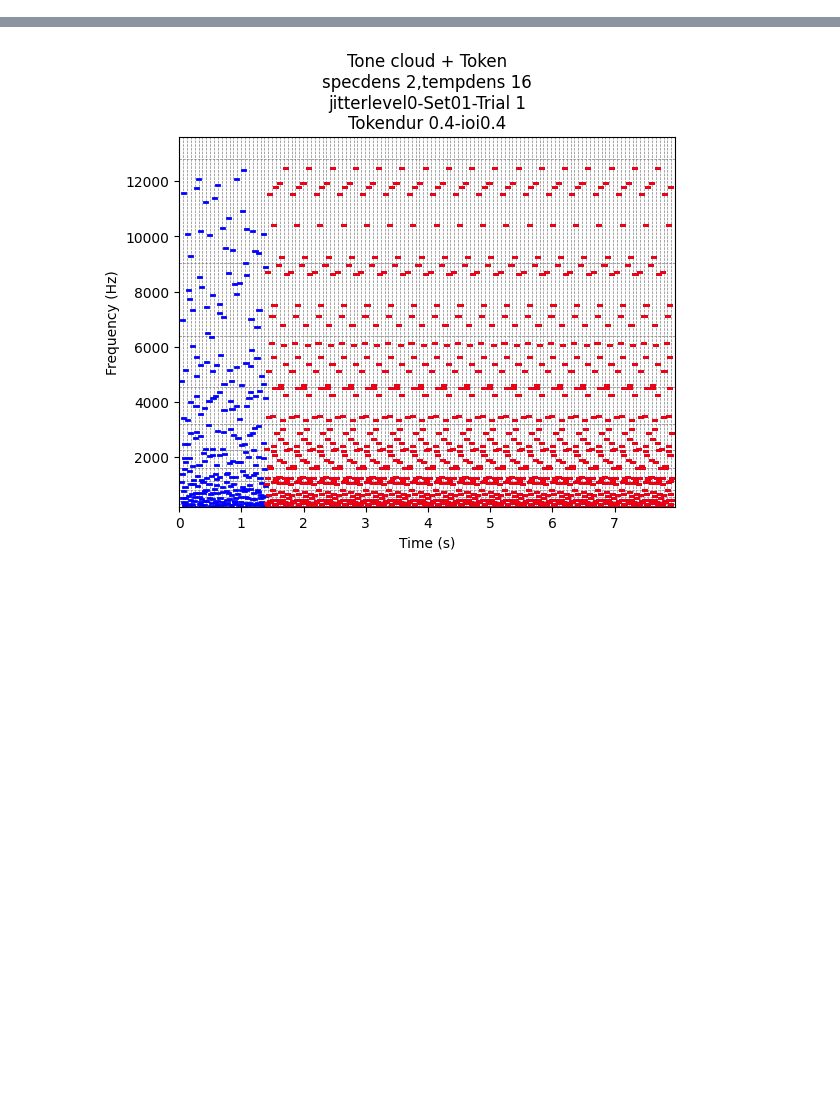
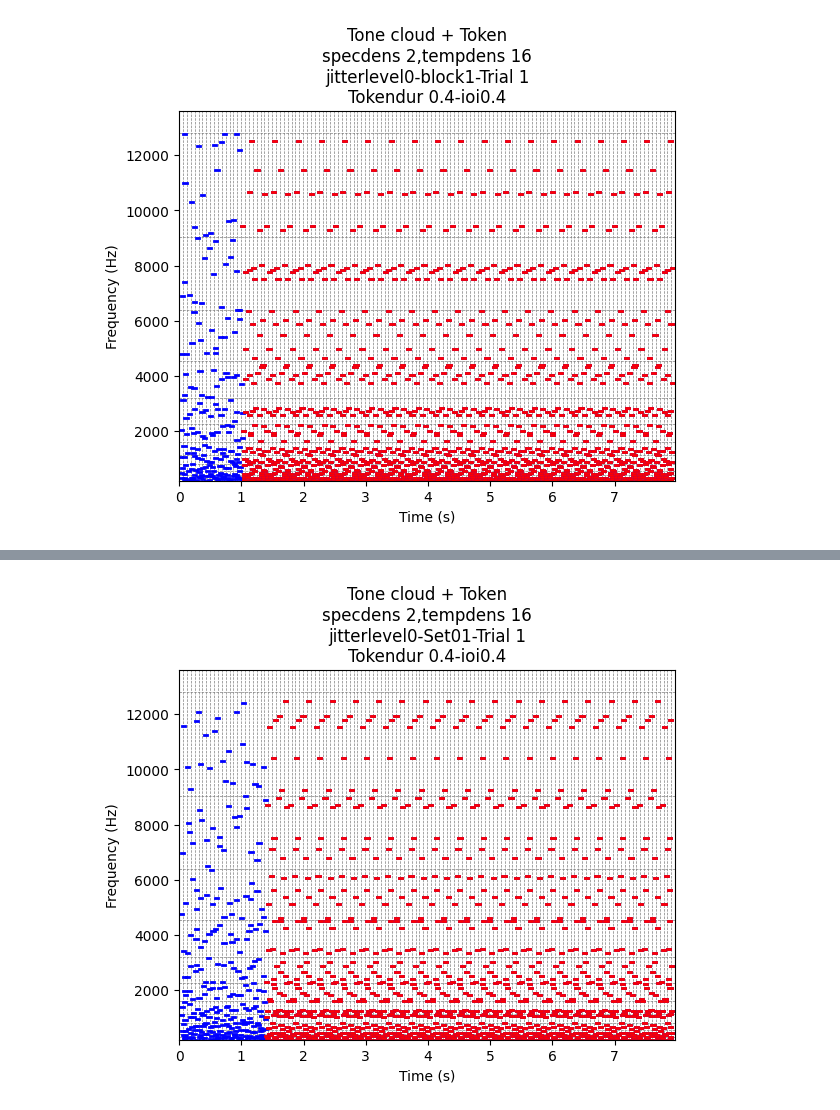
Before and after one commit to BereNoriega/tone-clouds, a Jupyter notebook: tesis-toneclouds.ipynb, the cells around one changed output, grey strips where cells are left out. Saved outputs shown, nothing was run; the diff lists cells and outputs as text; code cells hidden in the pictures; blank space fills up the shorter version.

```diff
--- a/tesis-toneclouds.ipynb
+++ b/tesis-toneclouds.ipynb
@@ -194,7 +195,7 @@ def f5b_finaljittermats(jitter, startids,tokenstarttime,token_latencymat, token_
 
     return (token_latencymat, token_freqmat, binarbasefreqmat, binarbaselatencymat)
 # %%
-def f6_soundmat(timegrid, freq_list, token_latencymat, token_freqmat, env, totaltime, fs, sd, td, binarbaselatencymat, tonedur, ns, nt):
+def f6_soundmat(timegrid, freq_list, token_latencymat, token_freqmat, env, totaltime, fs, sd, td, binarbaselatencymat, tonedur, nb, nt):
     tokensoundmat=np.zeros(int(totaltime*fs))
 
     for t in range(len(timegrid) - 2):
@@ -300,14 +303,16 @@ def f8_savingfile(tokensoundmat, trial, setnum, expnum, setspath, sd, td, tokend
 
     return filename
 # %%
-def f8_savingfilej(jitter, tokensoundmat, trial, setnum, setspath, sd, td, tokendur, totaltime):
+def f8_savingfilej(jitter, tokensoundmat, trial, blocknum, stimulipath, sd, td, tokendur, totaltime, stim_code, fs):
     #Creating and saving wav file
+    existing_files = glob.glob(os.path.join(stimulipath, "*.wav"))
+    index = len(existing_files) + 1
 
-    filename= f"j{jitter}_set{setnum}_trial{trial}_specd-{sd}_tempd-{td}_tokendur-{tokendur}_ioi-{tempi[0]}_{totaltime}-sec.wav"
-    path_filename = os.path.join(setspath, filename)
+    filename= f"jitter_experiment_index{index}_unitdur_{tokendur}_percentage_{jitter}_stimcode_{stim_code}.wav"
+    path_filename = os.path.join(stimulipath, filename)
 
     tokensoundmat = tokensoundmat/max(abs(tokensoundmat))
     sf.write(path_filename, tokensoundmat, fs)
 
-    return filename
+    return filename, index
 # %%
@@ -399 +429,87 @@ def f9_savinginfoj(jitter, filename, nt, trialseed, tokenstarttime, token_freqma
     return alltrials_info
+# %%
+#acomodo por bloques
+
+jitter_levels=[0,1,2,3]
+
+Nconditionsperblock=len(jitter_levels) #how many conditions I will be working with
+totaltrialspercond=10  #define how many trials I want per each condition for all the experiment
+Nblocks=4 #define the number of blocks I want my trials to divide by
+
+totaltrialspercondperblock=int(totaltrialspercond/Nblocks) #how many trials of each condition I will have in each block
+totaltrialsperblock=totaltrialspercond*Nconditionsperblock #how many trials I will have in each block with all the conditions included
+totalexperimenttrials= totaltrialsperblock*Nblocks #how many trials I will have in total
+
+Ntrials=totaltrialspercondperblock
+
+
+#Define directories
+
+main_dir= f"C:/Users/Laptop Elitebook/Documents/NEUROCIENCIAS/practicas-tesis/Audios-tesis/jitter_task_repo-main"
+stimuli_dir= main_dir + f"/stimuli/"
+data_dir= main_dir + f"/data/"
+tables_dir= main_dir + f"/tables/"
+
+os.makedirs(stimuli_dir, exist_ok=True)
+os.makedirs(data_dir, exist_ok=True)
+os.makedirs(tables_dir, exist_ok=True)
+
+
+def tesis_stimulusset(Ntrials,Nblocks, sd, td, jitter_levels):
+
+    #generating and defining the basic stuff
+    tokendur_ingrid, tempi_ingrid, totaltime, freq_list, timegrid= timegrid_freqlist(td, sd, tokendur, tempi, ntokenreps, maxtokenstart, minf, maxf, noct)
+
+
+    #Looping trough the desired number of subjects and number of trials.
+    for nb in range(1, Nblocks + 1):
+        alltrials_info = {}
+        alltrials_csv= []
+
+        for jitter in jitter_levels:
+            blocknum= nb
+            blocksfolder= f"jitter_experiment_block{blocknum}"
+            stimulipath = os.path.join(stimuli_dir, blocksfolder)
+            os.makedirs(stimulipath, exist_ok=True)
+
+            for nt in range(1, Ntrials + 1):
+
+                stim_code= f"{nb}{jitter}{nt}"
+
+                trialseed=np.random.randint(0, 1e6)
+                np.random.seed(trialseed)
+
+                #call function to create background token cloud given the freq_list and timegrid
+                latencymat, freqmat= f1_backgndmat(freq_list, timegrid, sd, td)
+
+                tokenstarttime= f2_tokenstarttime(Ntrials,tokenstartrange,nt)
+
+                #call function to create tokenstarttime,token_latencymat, token_freqmat given a latencymat,freqmat and tokendur_ingrid
+                token_latencymat, token_freqmat, start_idx, freqtoken, latencytoken= f3_tokenmats(tokenstarttime, latencymat,freqmat, tokendur_ingrid, sd, td)
+
+                #call function to create startids given a tokenstarttime,token_latencymat, token_freqmat, start_idx, tempi_ingrid
+                startids= f4_startids(tokenstarttime,token_latencymat, token_freqmat, latencymat, start_idx, tempi_ingrid, sd, td)
+
+                #call function to insert the tokens into the final mats, given the startids,tokenstarttime,token_latencymat, token_freqmat and tokendur_ingrid
+                token_latencymat, token_freqmat, binarbasefreqmat, binarbaselatencymat = f5b_finaljittermats(jitter, startids,tokenstarttime,token_latencymat, token_freqmat, tokendur_ingrid, sd, td, latencytoken, freqtoken, latencymat, freqmat)
+
+                #call function to create a soundmat, given the timegrid, freq_list, token_latencymat, token_freqmat and env
+                tokensoundmat = f6_soundmat(timegrid, freq_list, token_latencymat, token_freqmat, env, totaltime, fs, sd, td, binarbaselatencymat, tonedur, nb, nt)
+
+                #call function to plot, given the freq_list, timegrid, tokensoundmat, binarbaselatencymat, ftone, ftimetone, grid_start, tonedur
+                f7_plottingj(jitter, freq_list, timegrid, binarbaselatencymat, tonedur, sd, td, nb, nt, totaltime, token_latencymat, token_freqmat, blocknum, stim_code)
+
+                #call function to create and save wav file given a tokensoundmat, trial, filename, subjpath
+                trial=nt
+
+                filename, index= f8_savingfilej(jitter, tokensoundmat, trial, blocknum, stimulipath, sd, td, tokendur, totaltime, stim_code, fs)
+
+                f9_savinginfoj(jitter, filename, nt, trialseed, tokenstarttime, token_freqmat, tables_dir, blocknum, alltrials_csv, alltrials_info, nb, tokendur, stim_code, tempi, minf, maxf, tonedur, fs, totaltime, index, addmatrix=True)
+
+    return alltrials_info
+
+
+for sd, td in itertools.product(spectral_density, temporal_density):
+    alltrials_info=tesis_stimulusset(Ntrials,Nblocks, sd, td, jitter_levels)
+# %% [output]
+[figure, added]
```
Also changed, not shown: parts of 8 cells of this notebook.
